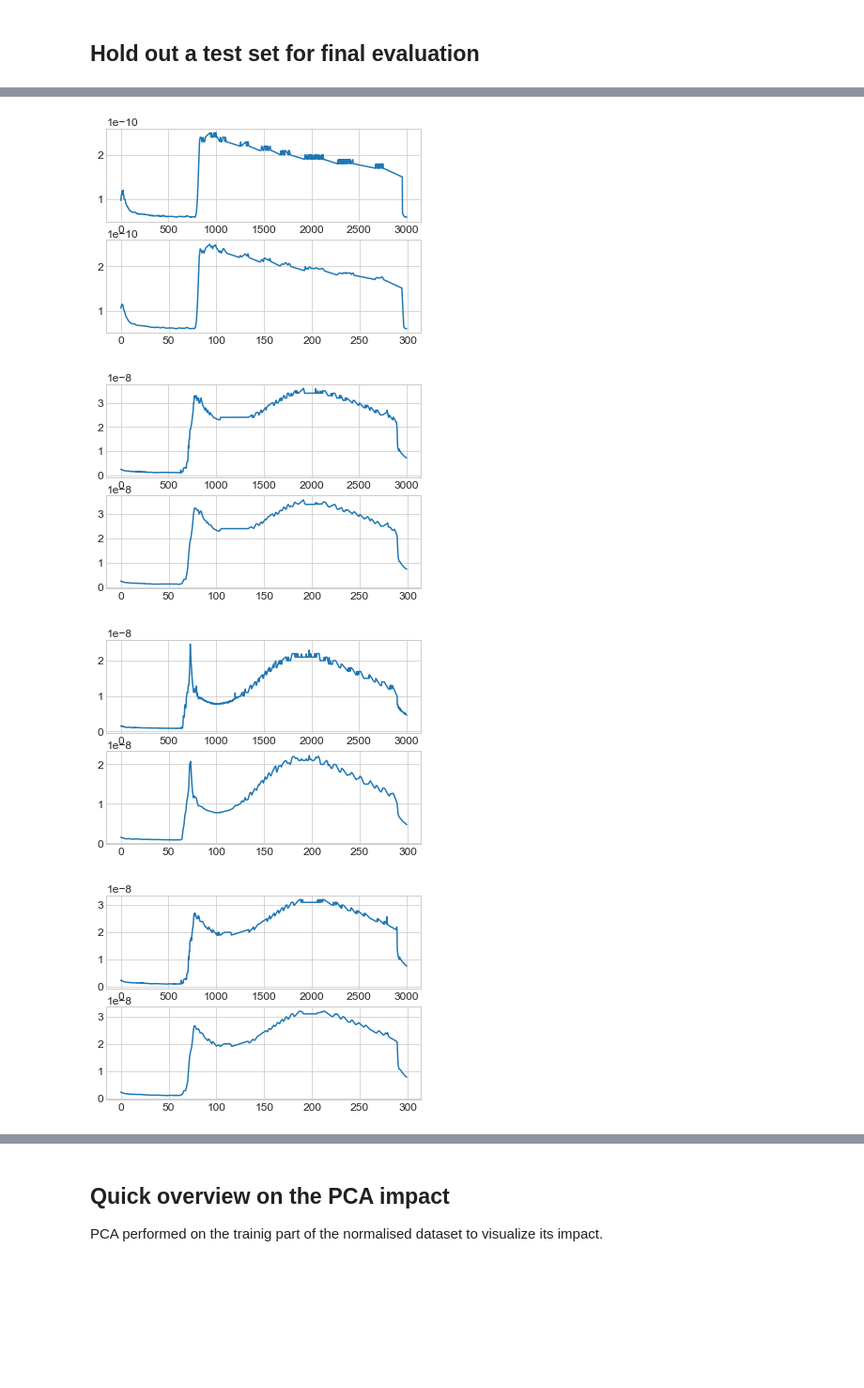
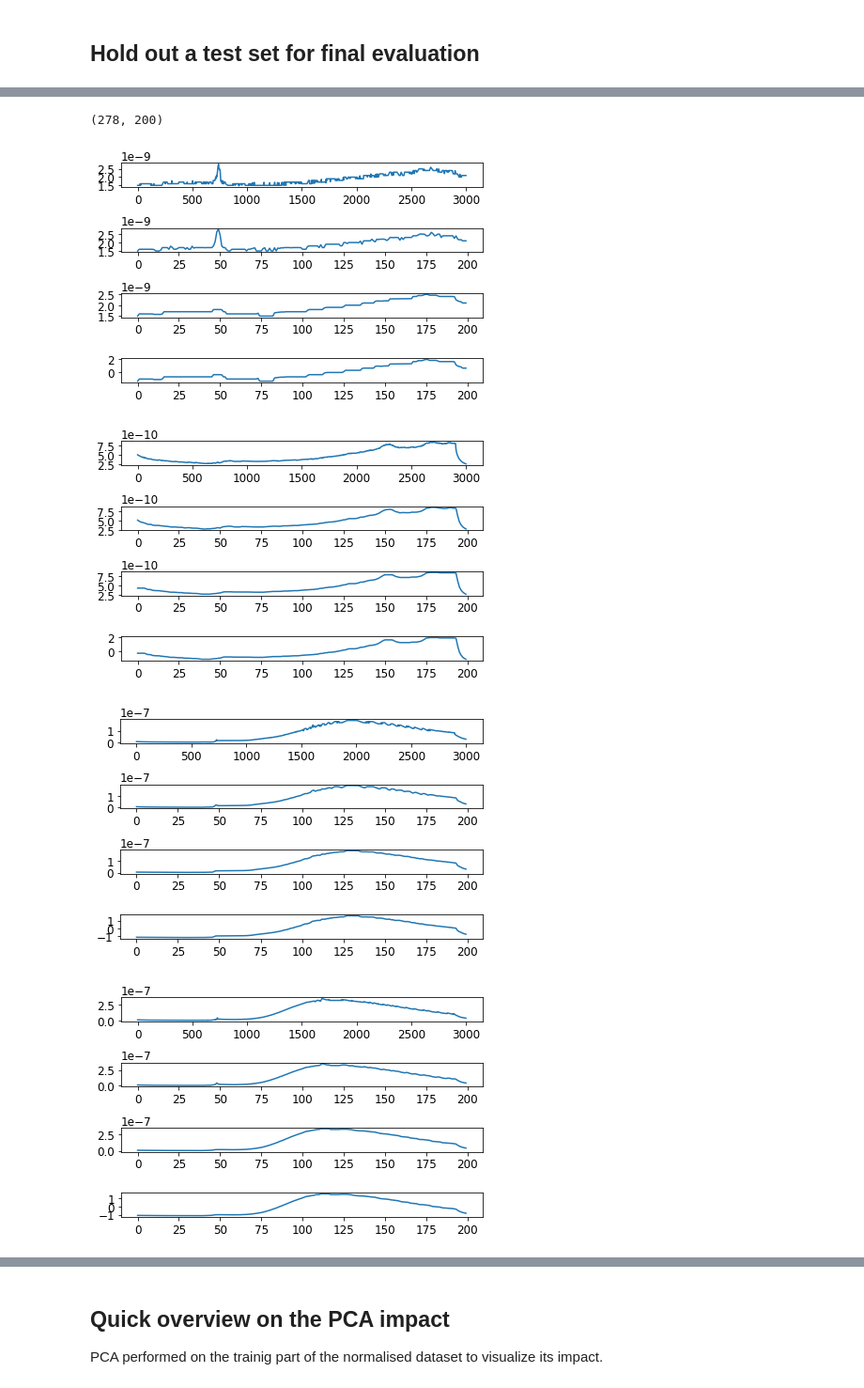
Before and after one commit to francescogiordano94/vacuum_gauge, a Jupyter notebook: VacuumGauge_main.ipynb, the cells around one changed output, grey strips where cells are left out. Shown at 94% size. Saved outputs shown, nothing was run; the diff lists cells and outputs as text; code cells hidden in the pictures; blank space fills up the shorter version.

Commit message:
defining visualization function

```diff
--- a/VacuumGauge_main.ipynb
+++ b/VacuumGauge_main.ipynb
@@ -116,15 +113,42 @@ TensorShape([278, 300])
+# %%
+import scipy
+from skimage.measure import block_reduce
+
+## Tensorflow implementation of max_pool
+
+# X_max = X.reshape((X.shape[0], 3000, 1))
+# X_max = tf.nn.max_pool1d(X_max, ksize=15, strides=15, padding='VALID')
+# X_max = X_max[...,0]
+
+## Numpy implementation of max_pool
+
+X_max = block_reduce(X, block_size=(1,15), func=np.max)
+
+X_med = np.apply_along_axis(scipy.signal.medfilt, axis=1, arr= X_max, kernel_size=9)
+
+scaler = RowScaler(scaling_method='Standard')
+
+X_norm = scaler.fit_transform(X_med)
+
+# X_f = np.fft.fft(X_avg, X_avg.shape[-1])
+# X_f = np.fft.fftshift(X_f, axes=-1)
+X_norm.shape
+# %% [output]
+(278, 200)
 # %%
-i=7
-# plt.plot(scipy.signal.medfilt(a[i,:,0]))
-# plt.show()
-for i in range(20):
-    plt.subplot(2,1,1)
-    plt.plot(a[i])
-    plt.subplot(2,1,2)
-    plt.plot(b[i])
+for i in range(20, 40, 1):
+    plt.subplot(4,1,1)
+    plt.plot(X[i])
+    plt.subplot(4,1,2)
+    plt.plot(X_max[i])
+    plt.subplot(4,1,3)
+    plt.plot(X_med[i])
+    plt.subplot(4,1,4)
+    plt.plot(X_norm[i])
+    plt.tight_layout()
     plt.show()
 # %% [output]
-[figure, old version]
+[figure, new version]
-[figure, old version]
+[figure, new version]
-[figure, old version]
+[figure, new version]
-[figure, old version]
+[figure, new version]
```
Also changed, not shown: parts of 21 cells of this notebook, 2 other files.
